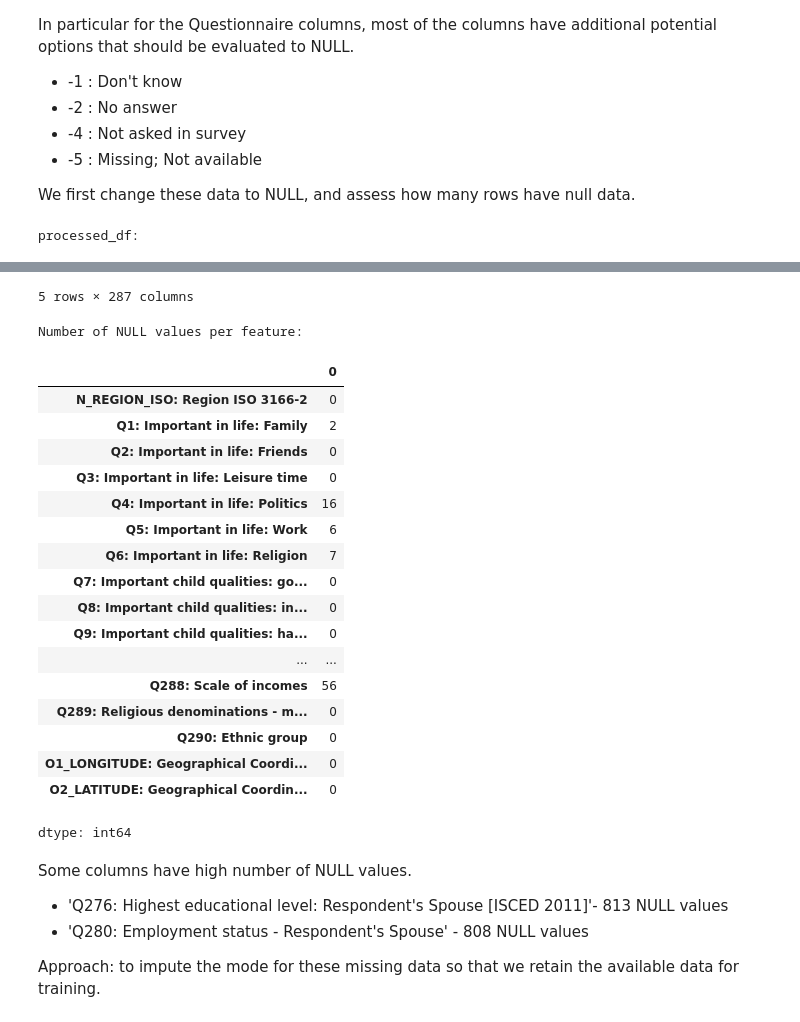
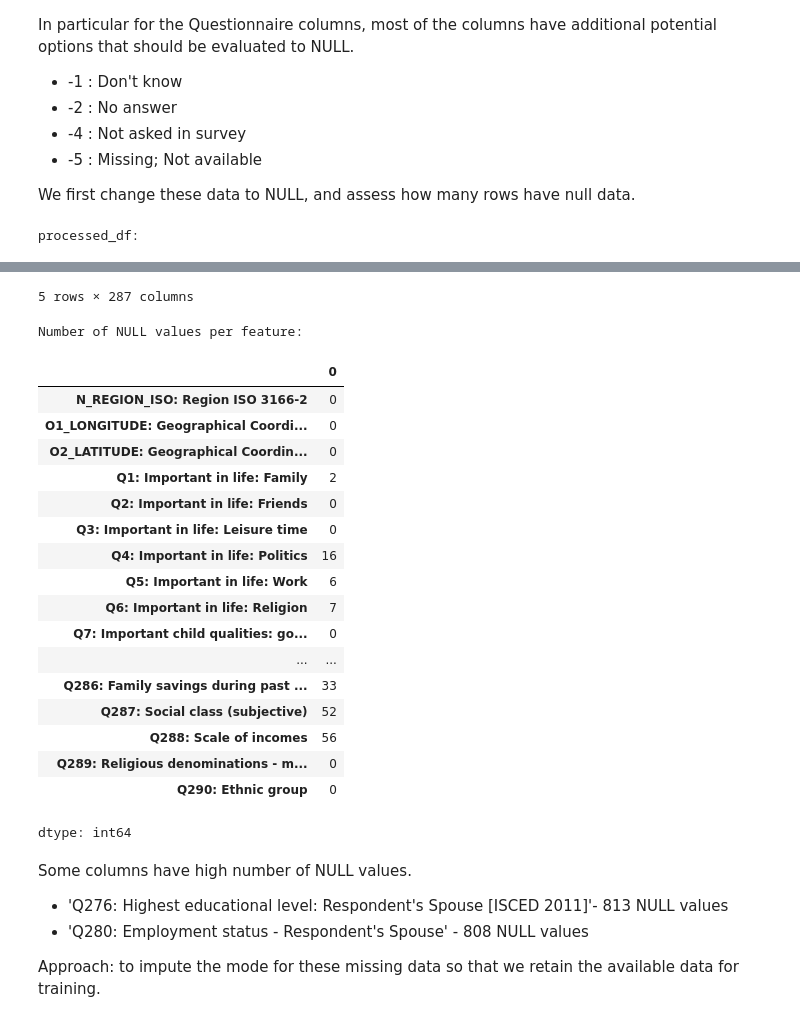
Before and after one commit to gooncaver/is5126_finalproj, a Jupyter notebook: Data/Scripts/preprocessing_ck.ipynb, the cells around one changed output, grey strips where cells are left out. Cells and saved outputs as stored; diff of their text form; code cells hidden in the pictures.

```diff
--- a/Data/Scripts/preprocessing_ck.ipynb
+++ b/Data/Scripts/preprocessing_ck.ipynb
@@ -73,8 +76,8 @@ One respondent was interviewed per Primary Statistical Unit. The respondent from
 # %%
 # importing data csv files
 
-url_master_sg = 'https://raw.githubusercontent.com/ceciliak27/is5126_finalproj/refs/heads/preprocessing/Data/RawData/WVS_Cross-National_Wave_7_csv_v6_0(SGP_Only).csv'
-url_sg = 'https://raw.githubusercontent.com/ceciliak27/is5126_finalproj/refs/heads/preprocessing/Data/RawData/F00013217-WVS_Wave_7_Singapore_Excel_v5.1.csv'
+url_master_sg = 'https://raw.githubusercontent.com/gooncaver/is5126_finalproj/refs/heads/main/Data/RawData/WVS_Cross-National_Wave_7_csv_v6_0(SGP_Only).csv'
+url_sg = 'https://raw.githubusercontent.com/gooncaver/is5126_finalproj/refs/heads/main/Data/RawData/F00013217-WVS_Wave_7_Singapore_Excel_v5.1.csv'
 df = pd.read_csv(url_sg)
 
 df.head()
@@ -297,10 +297,16 @@ q_columns = [col for col in column_names if re.match(r"^Q\d+:", col)]
 
 print(f"Questionnaire columns: {q_columns}")
 
-categorical_features.extend(q_columns)
+# identify out numeric features
 
-print(f"\nCurrent no. of features retained: {len(categorical_features) + len(float_features)}")
-print(f"Current features retained: {categorical_features + float_features}")
+int_features = ['Q262: Age',]
+
+q_cat_features = [col for col in q_columns if col not in int_features]
+
+categorical_features.extend(q_cat_features)
+
+print(f"\nCurrent no. of features retained: {len(categorical_features) + len(float_features) + len(int_features)}")
+print(f"Current features retained: {categorical_features + float_features + int_features}")
 # %% [output]
 Questionnaire columns: ['Q1: Important in life: Family', 'Q2: Important in life: Friends', 'Q3: Important in life: Leisure time', 'Q4: Important in life: Politics', 'Q5: Important in life: Work', 'Q6: ...
 
@@ -330,11 +342,14 @@ We first change these data to NULL, and assess how many rows have null data.
 # %%
 # copy out relevant columns to processed_df
 
-processed_df = df[categorical_features + float_features].copy()
+from natsort import natsorted
+
+combined = natsorted(categorical_features + float_features + int_features)
+processed_df = df[combined].copy()
 
 # handle negative values as NULL
 
-for col in categorical_features:
+for col in combined:
   processed_df.loc[processed_df[col] < 0, col] = np.nan
 
 print("processed_df:")
@@ -355,7 +370,9 @@ processed_df:
 5 rows × 287 columns
 Number of NULL values per feature:
 |  | 0 |
 | N_REGION_ISO: Region ISO 3166-2 | 0 |
+| O1_LONGITUDE: Geographical Coordi... | 0 |
+| O2_LATITUDE: Geographical Coordin... | 0 |
 | Q1: Important in life: Family | 2 |
 | Q2: Important in life: Friends | 0 |
 | Q3: Important in life: Leisure time | 0 |
@@ -363,14 +380,12 @@ Number of NULL values per feature:
 | Q5: Important in life: Work | 6 |
 | Q6: Important in life: Religion | 7 |
 | Q7: Important child qualities: go... | 0 |
-| Q8: Important child qualities: in... | 0 |
-| Q9: Important child qualities: ha... | 0 |
 | ... | ... |
+| Q286: Family savings during past ... | 33 |
+| Q287: Social class (subjective) | 52 |
 | Q288: Scale of incomes | 56 |
 | Q289: Religious denominations - m... | 0 |
 | Q290: Ethnic group | 0 |
-| O1_LONGITUDE: Geographical Coordi... | 0 |
-| O2_LATITUDE: Geographical Coordin... | 0 |
 dtype: int64
 # %% [markdown]
 Some columns have high number of NULL values.
```
Also changed, not shown: parts of 12 cells of this notebook.
